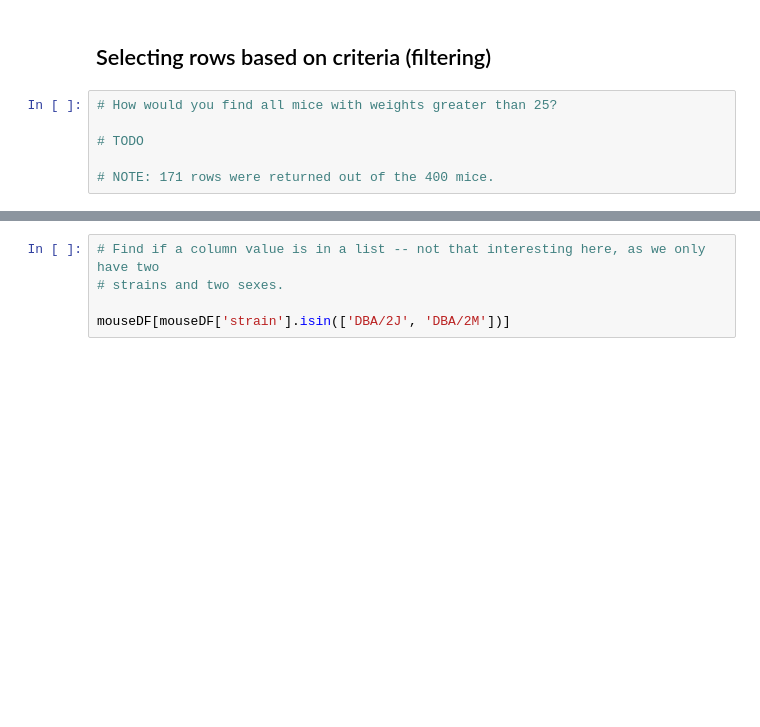
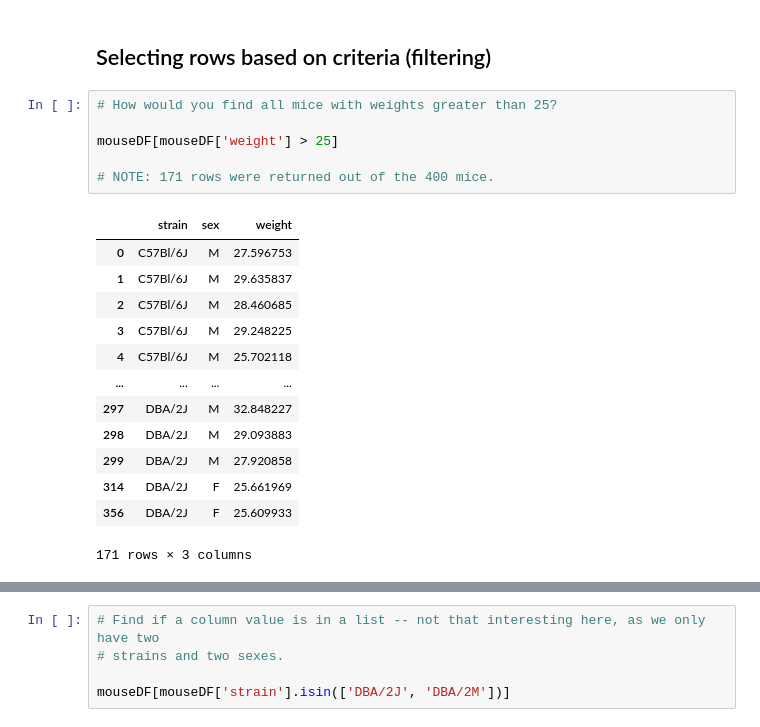
Before and after one commit to hafeild/csc440sp25, a Jupyter notebook: notebooks/06-basic-pandas.ipynb, the cells around one changed output, grey strips where cells are left out. Drawn from its saved outputs; the diff is of its cells as text; blank space fills up the shorter version.

```diff
--- a/notebooks/06-basic-pandas.ipynb
+++ b/notebooks/06-basic-pandas.ipynb
@@ -346,9 +497,23 @@ mouseDF.iloc[1, 2] # --> the 1 means "row index 1" and the 2 means "column index
 # %%
 # How would you find all mice with weights greater than 25?
 
-# TODO
+mouseDF[mouseDF['weight'] > 25]
 
 # NOTE: 171 rows were returned out of the 400 mice.
+# %% [output]
+|  | strain | sex | weight |
+| 0 | C57Bl/6J | M | 27.596753 |
+| 1 | C57Bl/6J | M | 29.635837 |
+| 2 | C57Bl/6J | M | 28.460685 |
+| 3 | C57Bl/6J | M | 29.248225 |
+| 4 | C57Bl/6J | M | 25.702118 |
+| ... | ... | ... | ... |
+| 297 | DBA/2J | M | 32.848227 |
+| 298 | DBA/2J | M | 29.093883 |
+| 299 | DBA/2J | M | 27.920858 |
+| 314 | DBA/2J | F | 25.661969 |
+| 356 | DBA/2J | F | 25.609933 |
+171 rows × 3 columns
 # %%
 # Let's break it down here.
 
```
Also changed, not shown: parts of 26 cells of this notebook.
